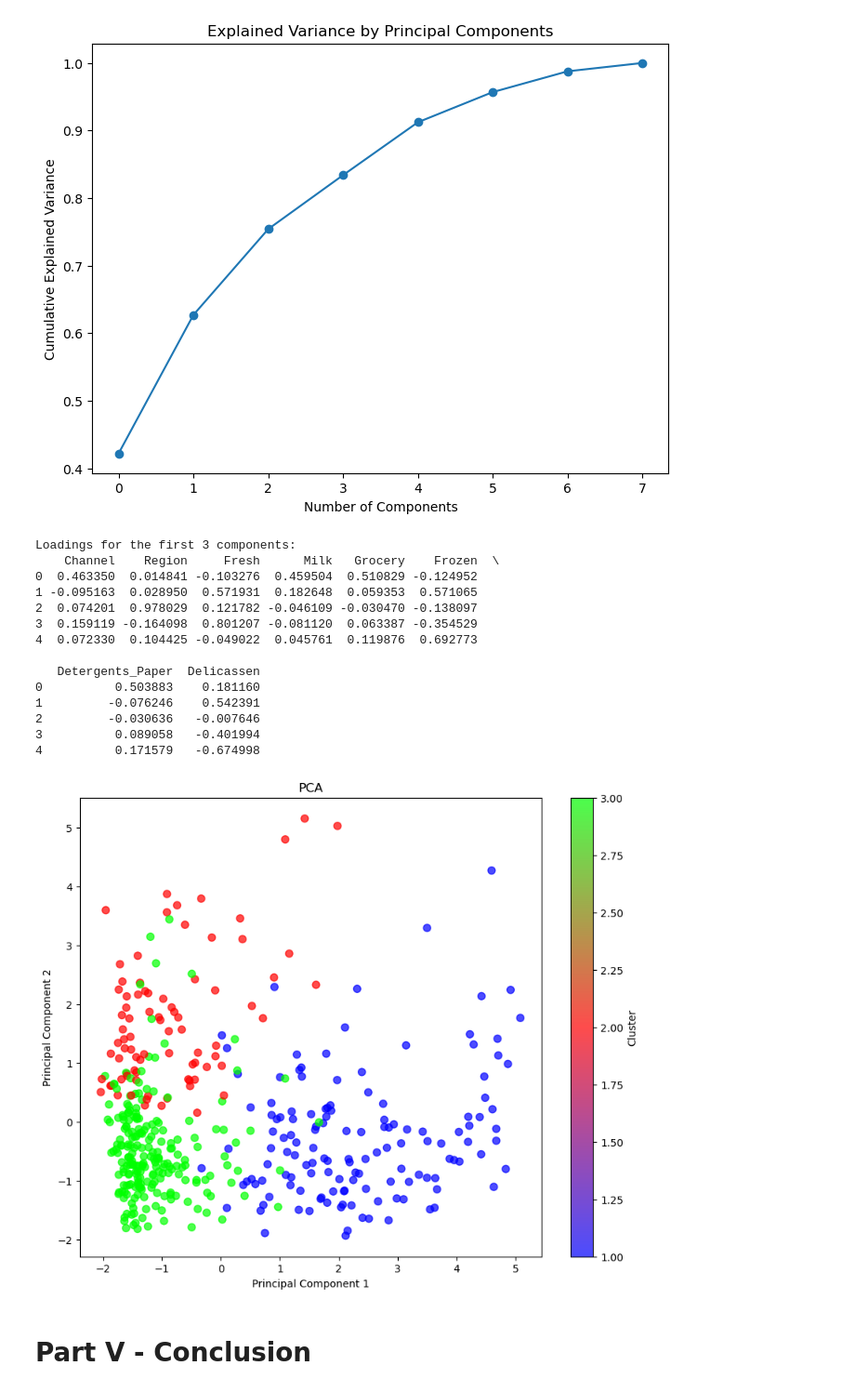
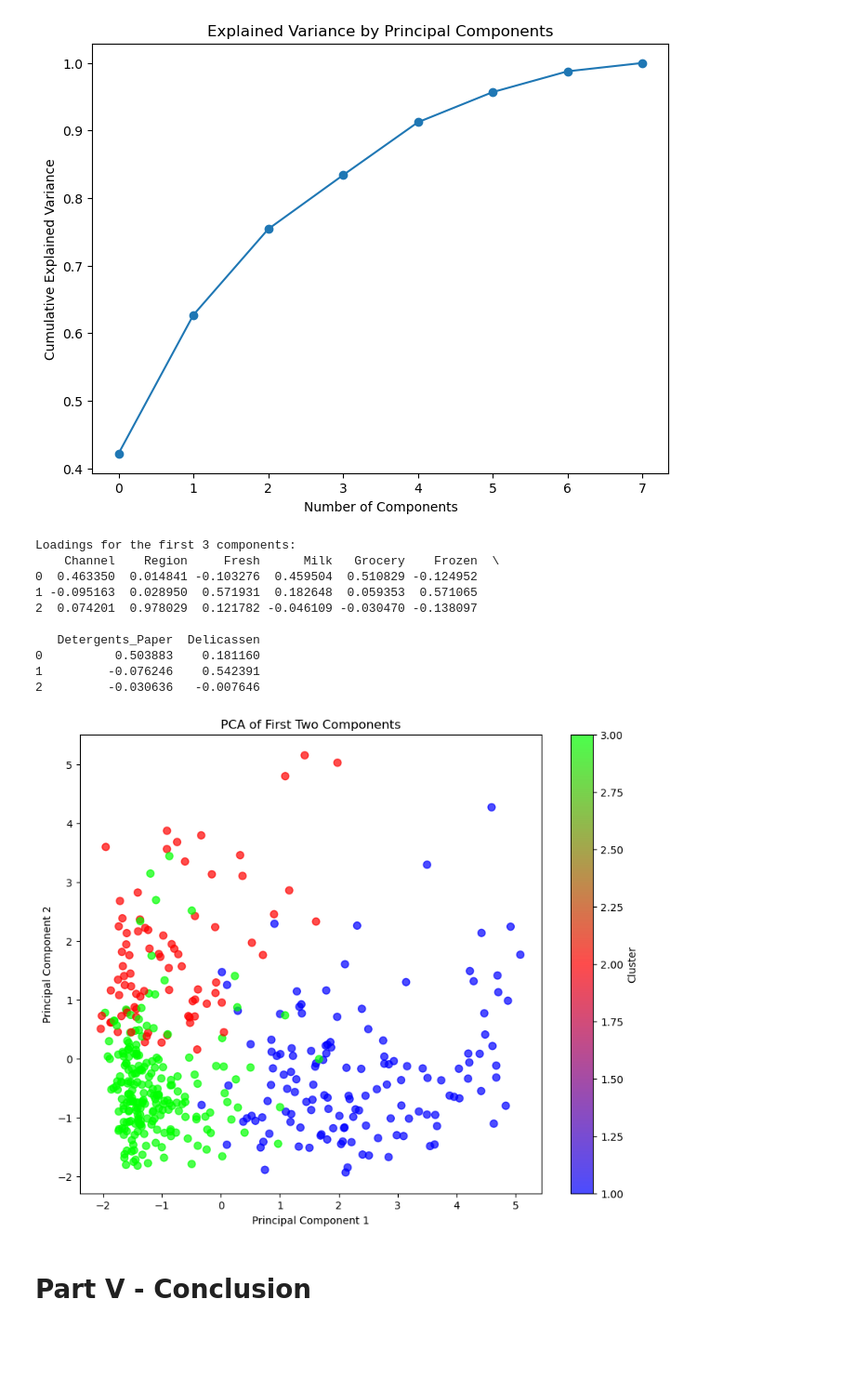
Before and after one commit to lsw4cq/unsupervised_learning_project, a Jupyter notebook: Unsupervised Learning - Project.ipynb, the cells around one changed output. Shown at 93% size. Cells and saved outputs as stored; diff of their text form; code cells hidden in the pictures; blank space fills up the shorter version.

```diff
--- a/Unsupervised Learning - Project.ipynb
+++ b/Unsupervised Learning - Project.ipynb
@@ -228,33 +228,29 @@ plt.show()
 loadings = pd.DataFrame(pca.components_, columns=df_capped.drop(columns=['Cluster','Hierarchical_Cluster'], errors='ignore').columns)
 
 print("Loadings for the first 3 components:")
-print(loadings.head(5))
+print(loadings.head(3))
 # %% [output]
 Loadings for the first 3 components:
     Channel    Region     Fresh      Milk   Grocery    Frozen  \
 0  0.463350  0.014841 -0.103276  0.459504  0.510829 -0.124952
 1 -0.095163  0.028950  0.571931  0.182648  0.059353  0.571065
 2  0.074201  0.978029  0.121782 -0.046109 -0.030470 -0.138097
-3  0.159119 -0.164098  0.801207 -0.081120  0.063387 -0.354529
-4  0.072330  0.104425 -0.049022  0.045761  0.119876  0.692773
 
    Detergents_Paper  Delicassen
 0          0.503883    0.181160
 1         -0.076246    0.542391
 2         -0.030636   -0.007646
-3          0.089058   -0.401994
-4          0.171579   -0.674998
 # %%
 # Visualize the data using the first two principal components
 plt.figure(figsize=(10, 8))
 plt.scatter(data_pca[:, 0], data_pca[:, 1], c=df_capped['Hierarchical_Cluster'], cmap='brg', s=50, alpha=0.7)
 plt.xlabel('Principal Component 1')
 plt.ylabel('Principal Component 2')
-plt.title('PCA')
+plt.title('PCA of First Two Components')
 plt.colorbar(label='Cluster')
 plt.show()
 # %% [output]
-[figure, old version]
+[figure, new version]
 # %% [markdown]
 # Part V - Conclusion
 # %% [markdown]
```
Also changed, not shown: parts of 3 cells of this notebook.
